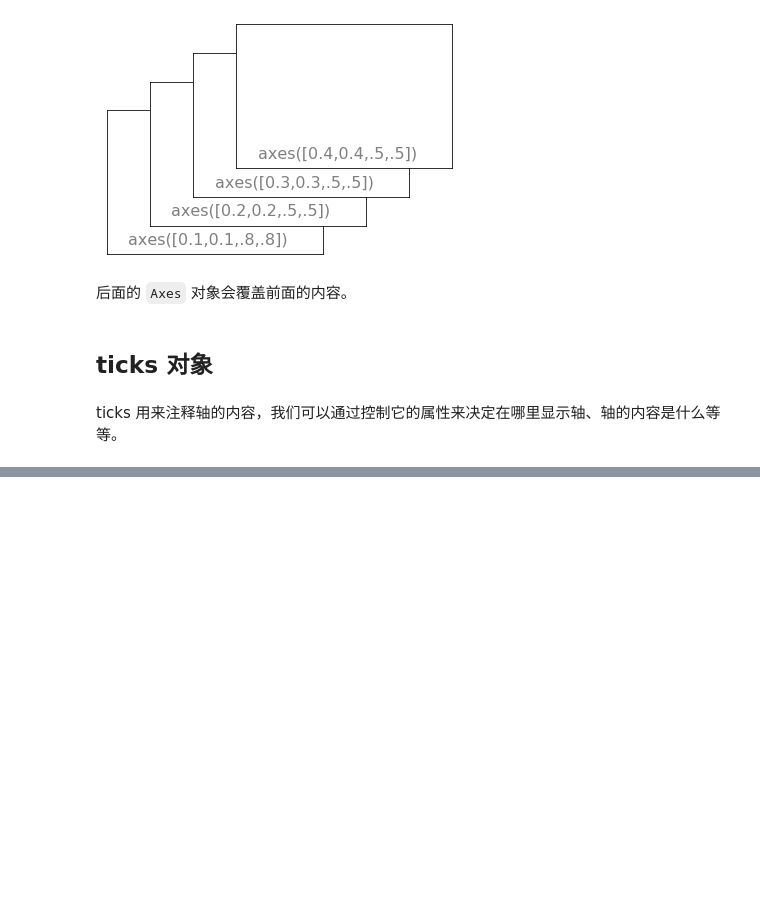
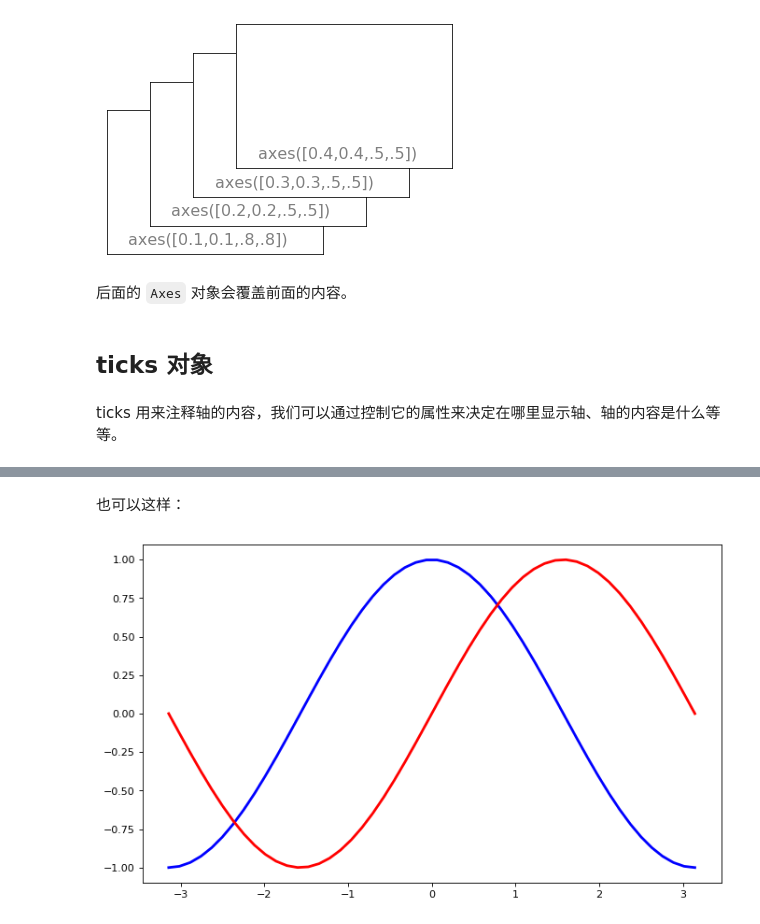
Before and after one commit to foreverimay/python_notes, a Jupyter notebook: Matplotlib介绍.ipynb, the cells around one changed output, grey strips where cells are left out. Cells and saved outputs as stored; diff of their text form; code cells hidden in the pictures; blank space fills up the shorter version.

```diff
--- a/Matplotlib介绍.ipynb
+++ b/Matplotlib介绍.ipynb
@@ -1127,0 +1172,13 @@ ticks 用来注释轴的内容，我们可以通过控制它的属性来决定
+# %% [markdown]
+也可以这样：
+# %%
+# 设置图像大小
+f = plt.figure(figsize=(10,6), dpi=80)
+
+# 画图，指定颜色，线宽，类型
+p = plt.plot(x, c, 'b-', x, s, 'r-', linewidth=2.5)
+
+# 在脚本中需要加上这句才会显示图像
+# plt.show()
+# %% [output]
+[figure, added]
```
Also changed, not shown: parts of 55 cells of this notebook.
